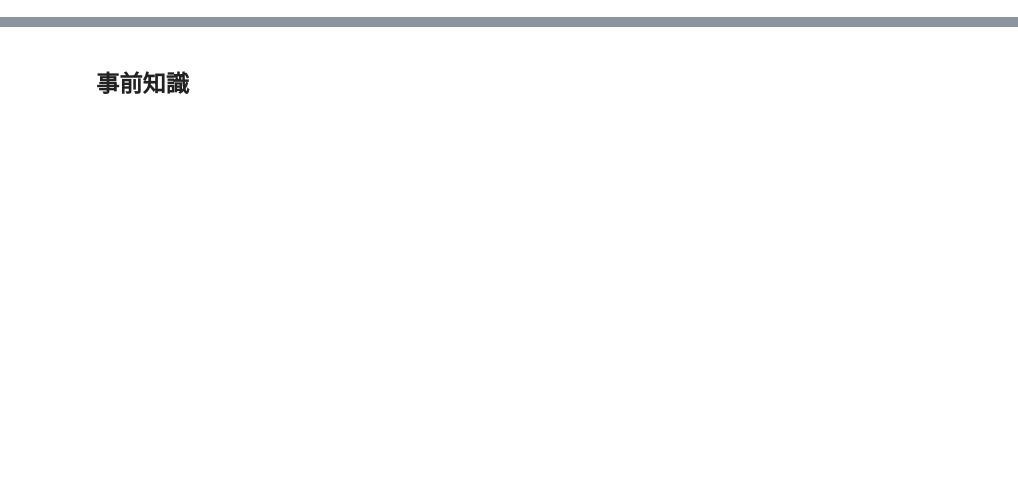
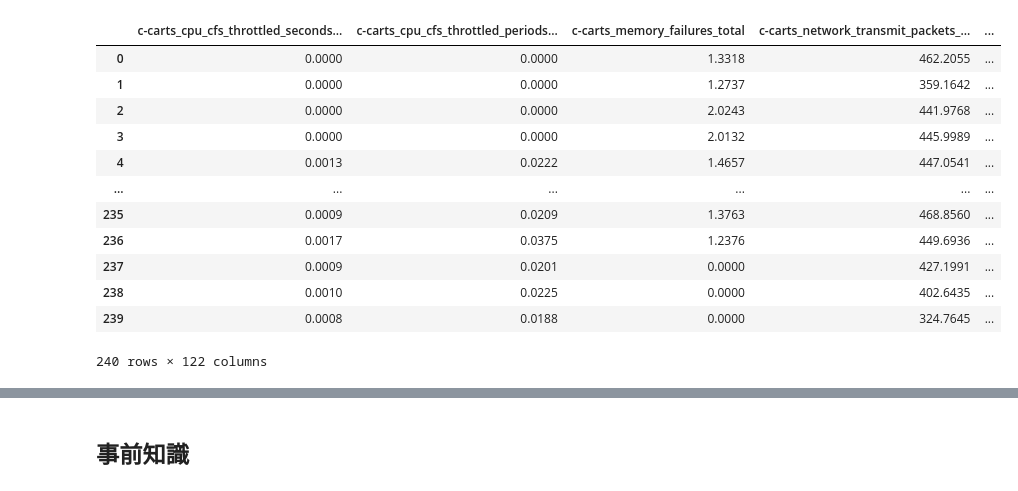
Before and after one commit to microservices-demo/microservices-demo, a Jupyter notebook: causal-discovery/pc-algorithm.ipynb, the cells around one changed output, grey strips where cells are left out. Cells and saved outputs as stored; diff of their text form; code cells hidden in the pictures; blank space fills up the shorter version.

```diff
--- a/causal-discovery/pc-algorithm.ipynb
+++ b/causal-discovery/pc-algorithm.ipynb
@@ -67,0 +138,16 @@ data_df
+# %%
+reduced_df
+# %% [output]
+|  | c-carts_cpu_cfs_throttled_seconds... | c-carts_cpu_cfs_throttled_periods... | c-carts_memory_failures_total | c-carts_network_transmit_packets_... | ... |
+| 0 | 0.0000 | 0.0000 | 1.3318 | 462.2055 | ... |
+| 1 | 0.0000 | 0.0000 | 1.2737 | 359.1642 | ... |
+| 2 | 0.0000 | 0.0000 | 2.0243 | 441.9768 | ... |
+| 3 | 0.0000 | 0.0000 | 2.0132 | 445.9989 | ... |
+| 4 | 0.0013 | 0.0222 | 1.4657 | 447.0541 | ... |
+| ... | ... | ... | ... | ... | ... |
+| 235 | 0.0009 | 0.0209 | 1.3763 | 468.8560 | ... |
+| 236 | 0.0017 | 0.0375 | 1.2376 | 449.6936 | ... |
+| 237 | 0.0009 | 0.0201 | 0.0000 | 427.1991 | ... |
+| 238 | 0.0010 | 0.0225 | 0.0000 | 402.6435 | ... |
+| 239 | 0.0008 | 0.0188 | 0.0000 | 324.7645 | ... |
+240 rows × 122 columns
```
Also changed, not shown: parts of 15 cells of this notebook.
